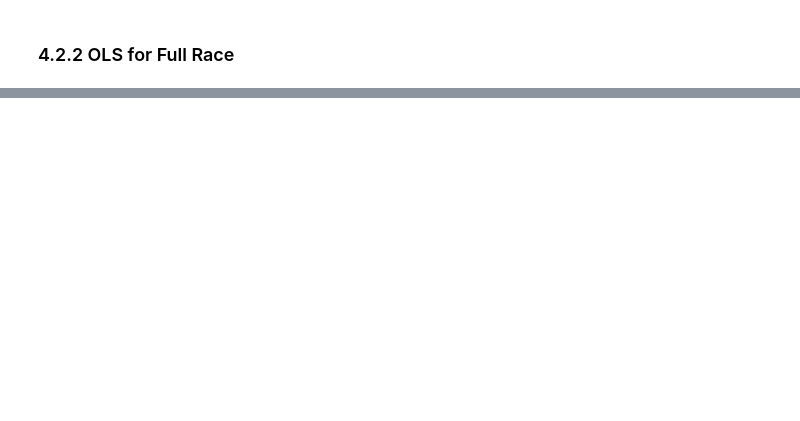
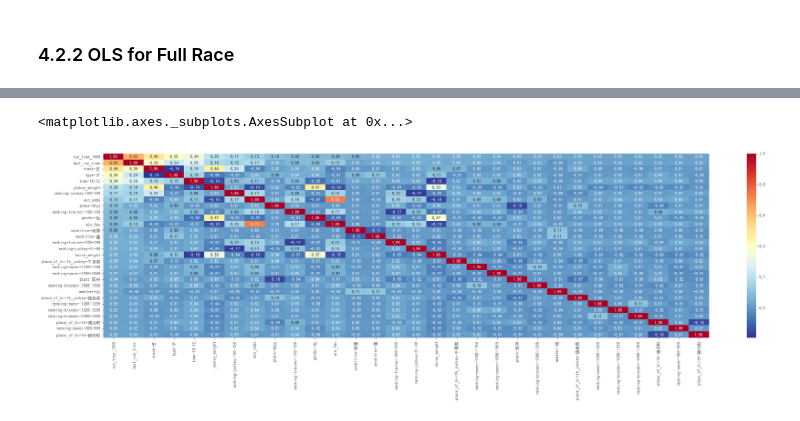
Before and after one commit to terryluzj/ba-fyp-sports-analytics, a Jupyter notebook: analysis/predictive/regression_analysis.ipynb, the cells around one changed output, grey strips where cells are left out. Saved outputs shown, nothing was run; the diff lists cells and outputs as text; code cells hidden in the pictures; blank space fills up the shorter version.

```diff
--- a/analysis/predictive/regression_analysis.ipynb
+++ b/analysis/predictive/regression_analysis.ipynb
@@ -203,0 +204,12 @@ OLS Regression Results
+# %%
+mpl.rcParams['figure.figsize'] = (32.0, 8.0)
+mpl.style.use('ggplot')
+plt.rcParams['font.family'] = 'IPAGothic'
+corr = new_df_full_diff.corr()
+cols = corr.nlargest(30, 'run_time_1000')['run_time_1000'].index
+cm = np.corrcoef(new_df_full_diff[cols].values.T)
+sns.heatmap(cm, cbar=True, annot=True, square=False, fmt='.2f',
+            yticklabels=cols.values, xticklabels=cols.values, cmap='RdYlBu_r')
+# %% [output]
+<matplotlib.axes._subplots.AxesSubplot at 0x...>
+[figure, added]
```
Also changed, not shown: parts of 3 cells of this notebook, 2 other files.
